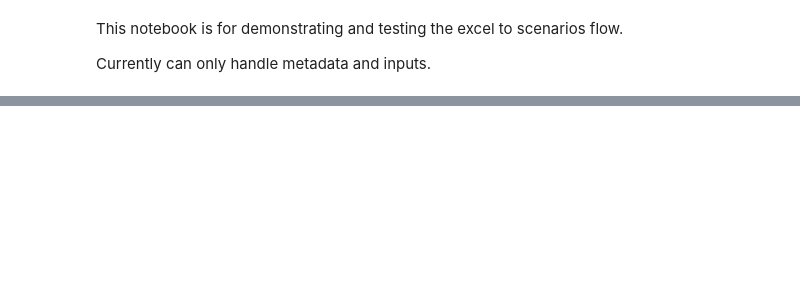
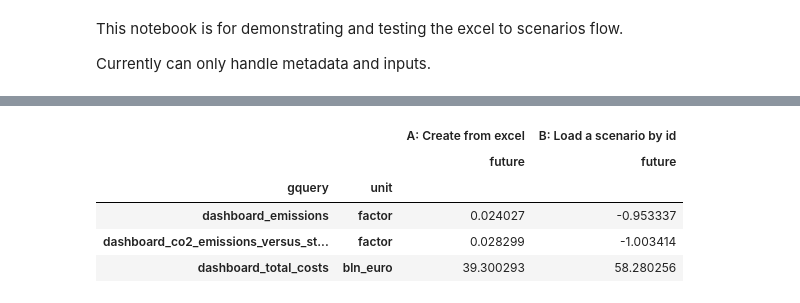
Before and after one commit to quintel/pyetm, a Jupyter notebook: examples/excel_to_scenarios.ipynb, the cells around one changed output, grey strips where cells are left out. Saved outputs shown, nothing was run; the diff lists cells and outputs as text; code cells hidden in the pictures; blank space fills up the shorter version.

```diff
--- a/examples/excel_to_scenarios.ipynb
+++ b/examples/excel_to_scenarios.ipynb
@@ -74,3 +73,12 @@ packer.custom_curves()
 | 8758 | 0.01 | 1.0 | 0.0 | 0.02 | ... |
 | 8759 | 0.01 | 1.0 | 0.0 | 0.00 | ... |
 8760 rows × 52 columns
+# %%
+packer.gquery_results()
+# %% [output]
+|  |  | A: Create from excel | B: Load a scenario by id |
+|  |  | future | future |
+| gquery | unit |  |  |
+| dashboard_emissions | factor | 0.024027 | -0.953337 |
+| dashboard_co2_emissions_versus_st... | factor | 0.028299 | -1.003414 |
+| dashboard_total_costs | bln_euro | 39.300293 | 58.280256 |
```
Also changed, not shown: parts of 3 cells of this notebook, 1 other file.
